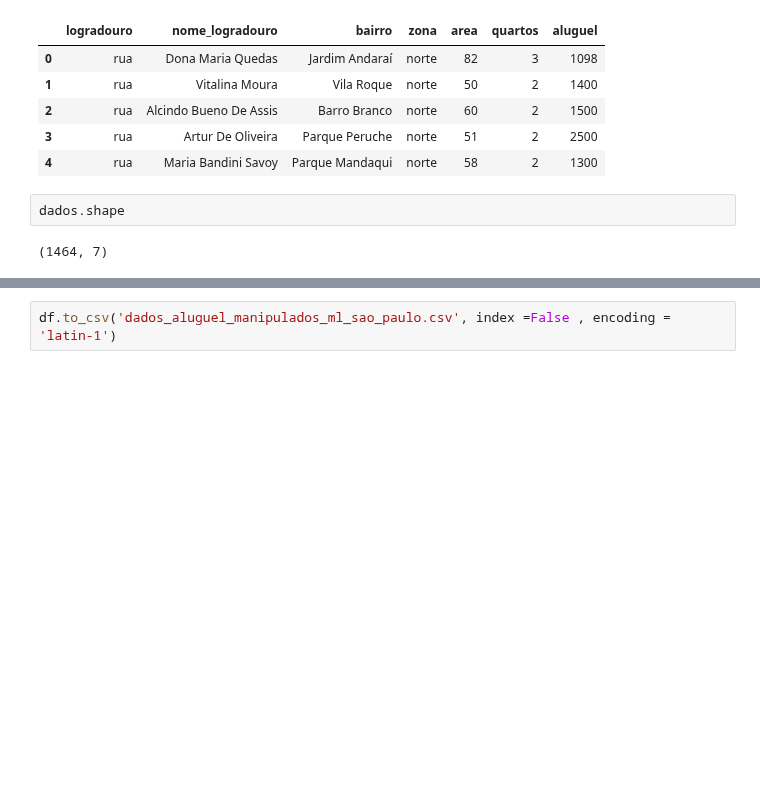
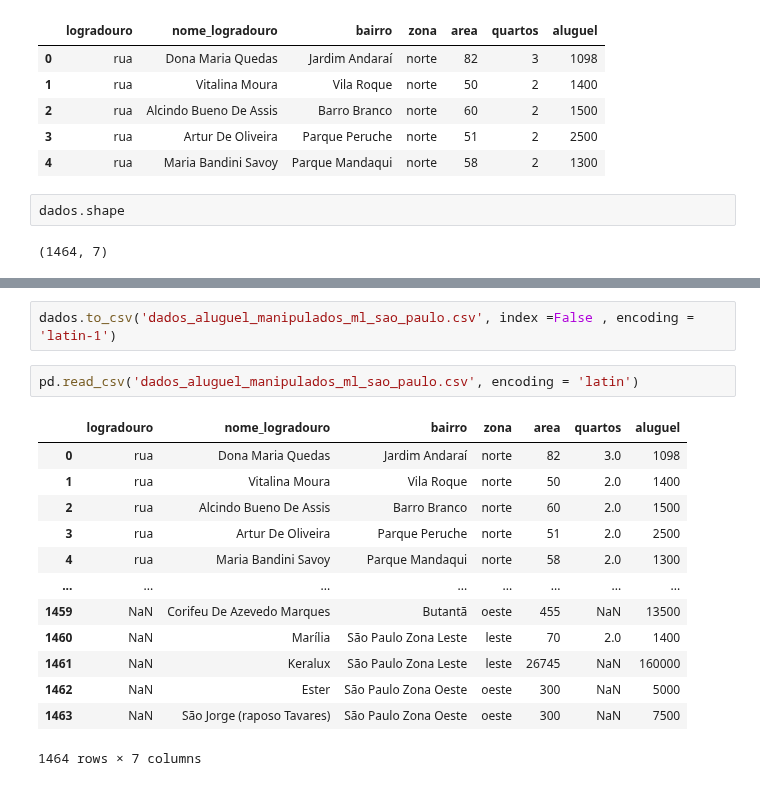
Before and after one commit to robertferro/calculadora-aluguel-ml, a Jupyter notebook: 2 - manipulação-de-dados/manipulacao_de_dados.ipynb, the cells around one changed output, grey strips where cells are left out. Drawn from its saved outputs; the diff is of its cells as text; blank space fills up the shorter version.

```diff
--- a/2 - manipulação-de-dados/manipulacao_de_dados.ipynb
+++ b/2 - manipulação-de-dados/manipulacao_de_dados.ipynb
@@ -301,4 +300,20 @@ quartos            24
 aluguel             0
 dtype: int64
 # %%
-df.to_csv('dados_aluguel_manipulados_ml_sao_paulo.csv', index =False , encoding = 'latin-1')
+dados.to_csv('dados_aluguel_manipulados_ml_sao_paulo.csv', index =False , encoding = 'latin-1')
+# %%
+pd.read_csv('dados_aluguel_manipulados_ml_sao_paulo.csv', encoding = 'latin')
+# %% [output]
+|  | logradouro | nome_logradouro | bairro | zona | area | quartos | aluguel |
+| 0 | rua | Dona Maria Quedas | Jardim Andaraí | norte | 82 | 3.0 | 1098 |
+| 1 | rua | Vitalina Moura | Vila Roque | norte | 50 | 2.0 | 1400 |
+| 2 | rua | Alcindo Bueno De Assis | Barro Branco | norte | 60 | 2.0 | 1500 |
+| 3 | rua | Artur De Oliveira | Parque Peruche | norte | 51 | 2.0 | 2500 |
+| 4 | rua | Maria Bandini Savoy | Parque Mandaqui | norte | 58 | 2.0 | 1300 |
+| ... | ... | ... | ... | ... | ... | ... | ... |
+| 1459 | NaN | Corifeu De Azevedo Marques | Butantã | oeste | 455 | NaN | 13500 |
+| 1460 | NaN | Marília | São Paulo Zona Leste | leste | 70 | 2.0 | 1400 |
+| 1461 | NaN | Keralux | São Paulo Zona Leste | leste | 26745 | NaN | 160000 |
+| 1462 | NaN | Ester | São Paulo Zona Oeste | oeste | 300 | NaN | 5000 |
+| 1463 | NaN | São Jorge (raposo Tavares) | São Paulo Zona Oeste | oeste | 300 | NaN | 7500 |
+1464 rows × 7 columns
```
Also changed, not shown: parts of 6 cells of this notebook, 1 other file.
